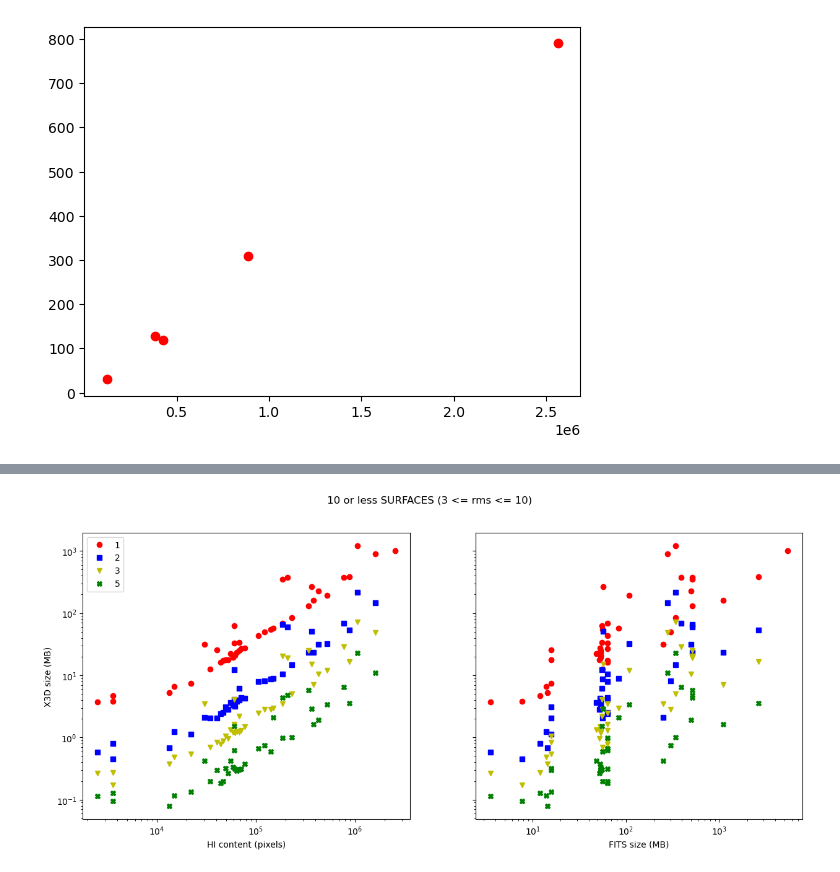
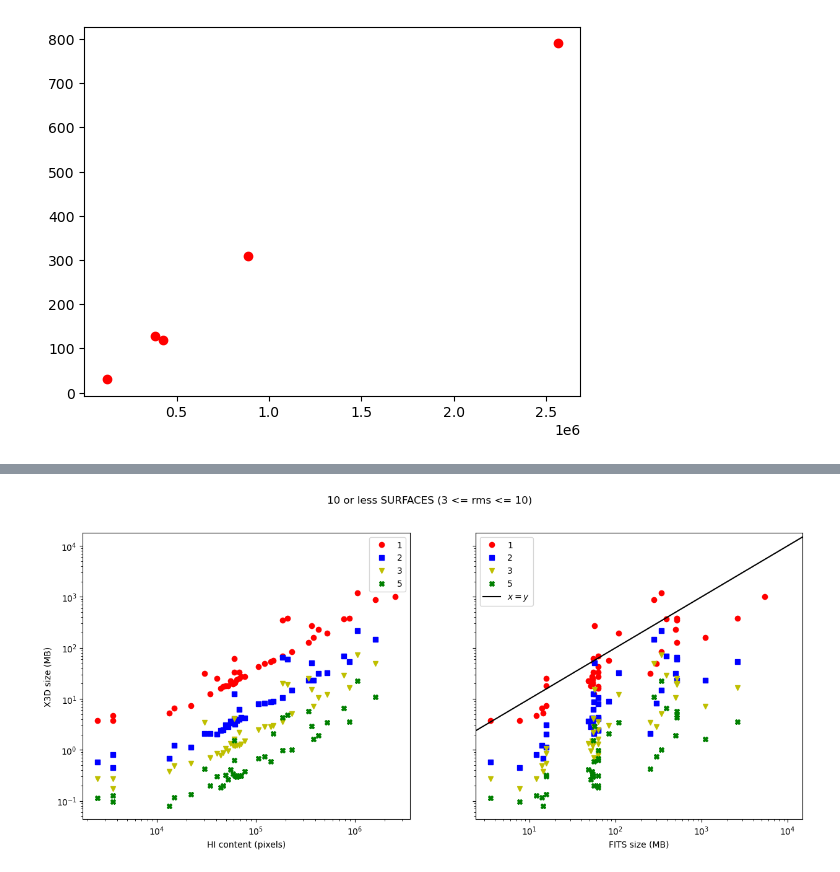
Before and after one commit to ixakalabadie/ViSL3D, a Jupyter notebook: stats_analysis.ipynb, the cells around one changed output, grey strips where cells are left out. Drawn from its saved outputs; the diff is of its cells as text; code cells hidden in the pictures.

```diff
--- a/stats_analysis.ipynb
+++ b/stats_analysis.ipynb
@@ -82,25 +128,27 @@ plt.xscale('log')
 # %%
 start = 0
 fig, ax = plt.subplots(ncols=2, figsize=(15,6), sharey=True)
 fig.suptitle('10 or less SURFACES (3 <= rms <= 10) ')
 plt.axes(ax[0])
 plt.plot(ten[1][start:], ten[5][start:], 'or', label='1')
 plt.plot(ten[1][start:], ten[6][start:], 'sb', label='2')
 plt.plot(ten[1][start:], ten[7][start:], 'vy', label='3')
 plt.plot(ten[1][start:], ten[8][start:], 'Xg', label='5')
 plt.legend()
 plt.yscale('log')
 plt.xscale('log')
 plt.xlabel('HI content (pixels)')
 plt.ylabel('X3D size (MB)')
 plt.axes(ax[1])
 plt.plot(ten[0][start:], ten[5][start:], 'or', label='1')
 plt.plot(ten[0][start:], ten[6][start:], 'sb', label='2')
 plt.plot(ten[0][start:], ten[7][start:], 'vy', label='3')
 plt.plot(ten[0][start:], ten[8][start:], 'Xg', label='5')
+ax[1].axline((7,7), (1e4,1e4), color='k', label=r'$x=y$')
+plt.legend()
 plt.xlabel('FITS size (MB)');
 plt.xscale('log')
 # %% [output]
-[figure, old version]
+[figure, new version]
 # %%
 start = 5
```
Also changed, not shown: parts of 9 cells of this notebook, 7 other files.
